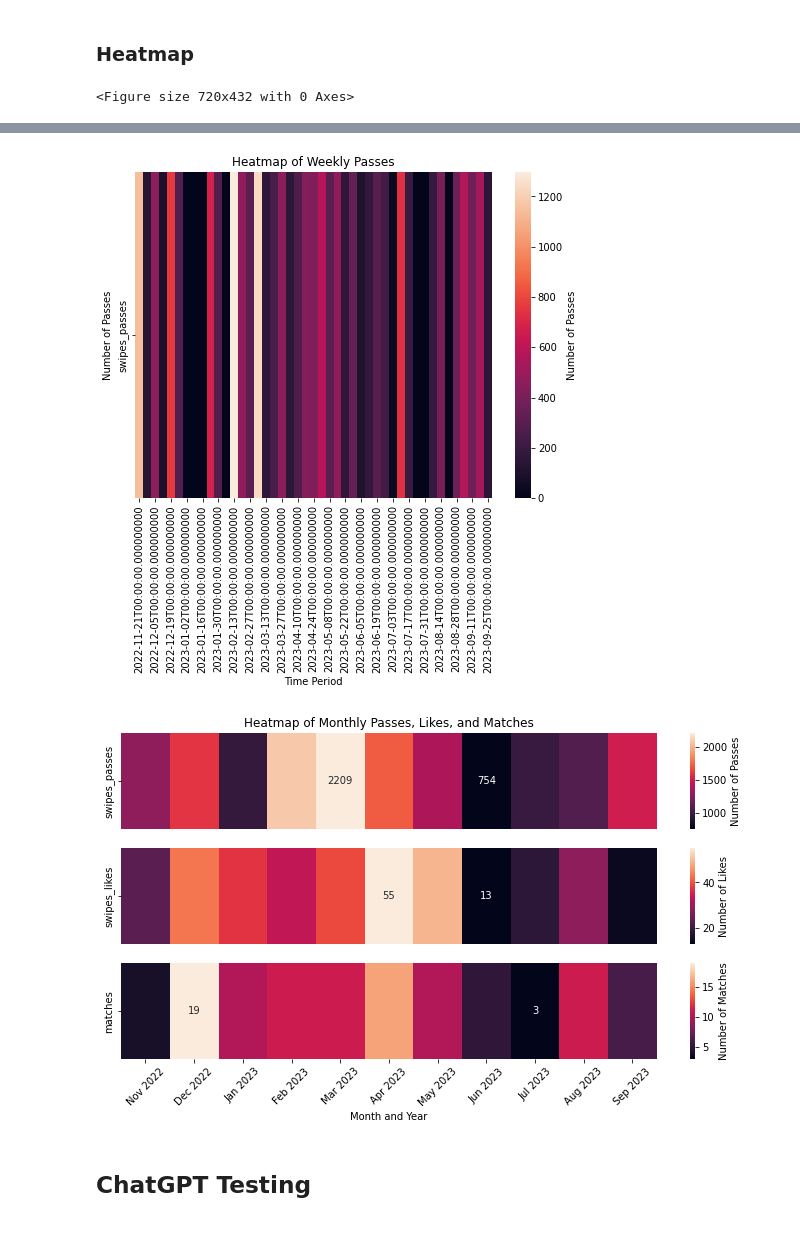
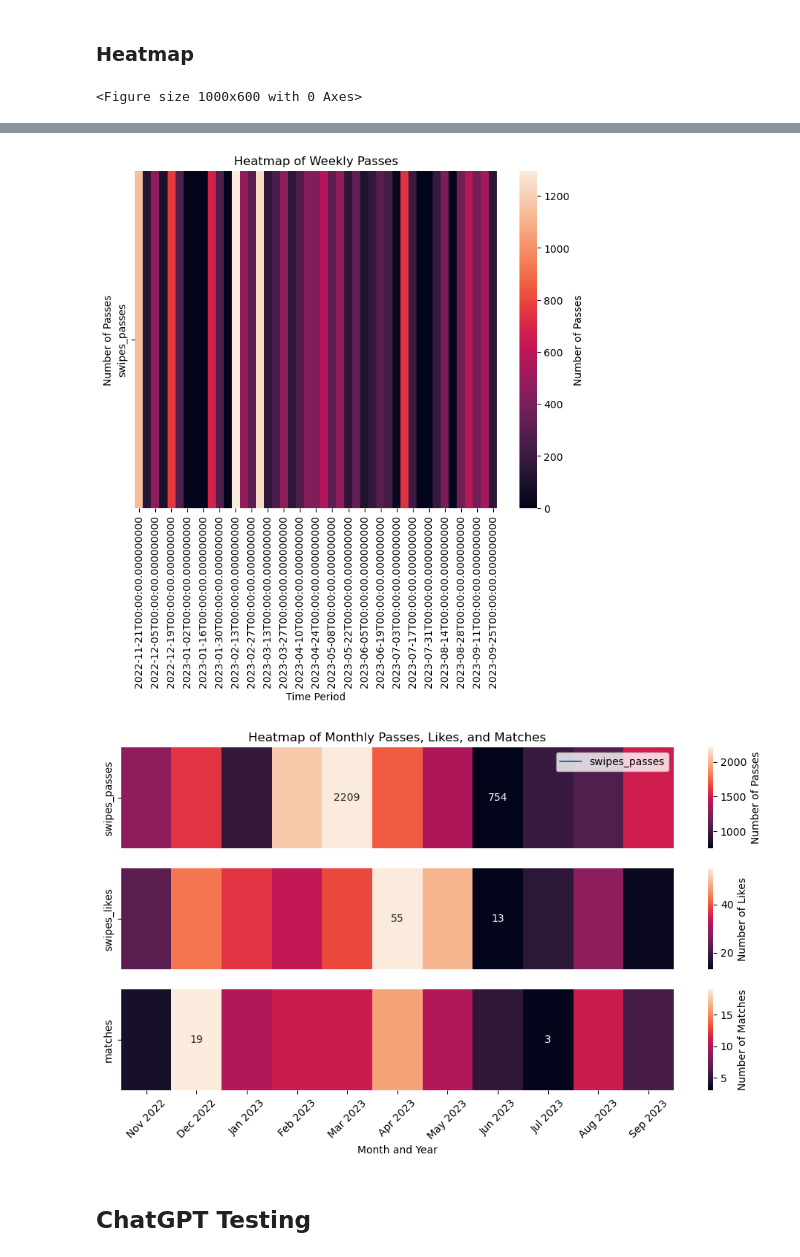
Before and after one commit to saminourji/TinderAnalysis, a Jupyter notebook: main.ipynb, the cells around one changed output, grey strips where cells are left out. Drawn from its saved outputs; the diff is of its cells as text; code cells hidden in the pictures.

```diff
--- a/main.ipynb
+++ b/main.ipynb
@@ -262,10 +261,17 @@ plt.show()
 # Sort the values in the column and select the top 10
 
 fig, axes = plt.subplots(3, 1, figsize=(12, 6))
+plt.tick_params(bottom='on')
+sns.lineplot(df_passes_matches_monthly[["swipes_passes"]], linewidth = 5, ax = axes[0])
+sns.heatmap(df_passes_matches_monthly[["swipes_passes"]].T, ax = axes[0], annot=mask_max_min_vals(df_passes_matches_monthly, "swipes_passes"), fmt='', cbar_kws={'label': 'Number of Passes'})
+# ax2 = axes[0].twinx()
 
-sns.heatmap(df_passes_matches_monthly[["swipes_passes"]].T, ax = axes[0], annot=mask_max_min_vals(df_passes_matches_monthly, "swipes_passes"), fmt='', cbar_kws={'label': 'Number of Passes'})
+
+
+
 sns.heatmap(df_passes_matches_monthly[["swipes_likes"]].T, ax = axes[1], annot=mask_max_min_vals(df_passes_matches_monthly, "swipes_likes"), fmt='', cbar_kws={'label': 'Number of Likes'})
 sns.heatmap(df_passes_matches_monthly[["matches"]].T, ax = axes[2], annot=mask_max_min_vals(df_passes_matches_monthly, "matches"), fmt='', cbar_kws={'label': 'Number of Matches'})
+
 sns.color_palette("rocket", as_cmap=True)
 
 axes[0].xaxis.set_visible(False)
@@ -286,4 +292,4 @@ plt.xticks(rotation=45)
 # plt.ylabel('Number of Passes')
 plt.show()
 # %% [output]
-<Figure size 720x432 with 0 Axes>
+<Figure size 1000x600 with 0 Axes>
@@ -291,5 +297,5 @@ plt.show()
-[figure, old version]
+[figure, new version]
-[figure, old version]
+[figure, new version]
 # %% [markdown]
 ## ChatGPT Testing
 # %%
```
Also changed, not shown: parts of 8 cells of this notebook.
